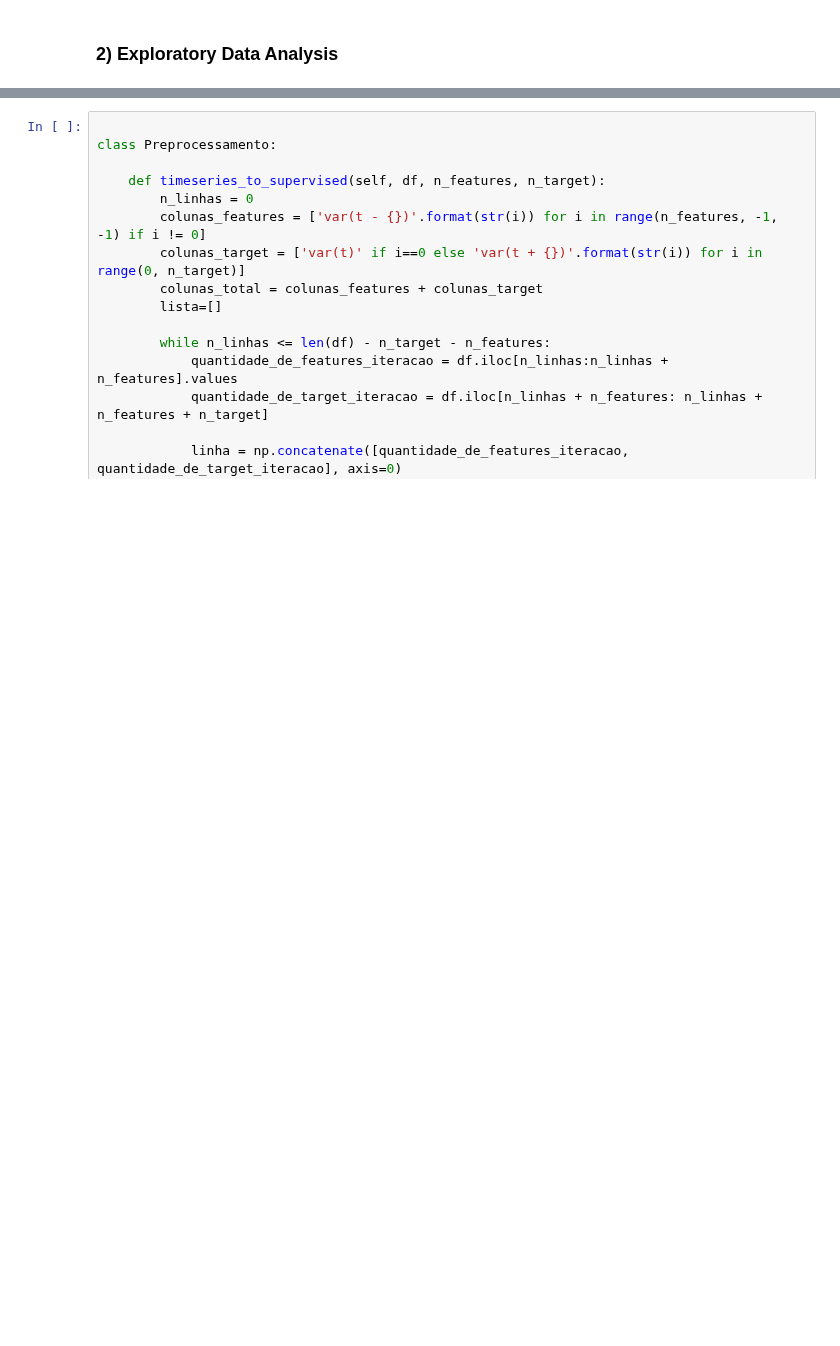
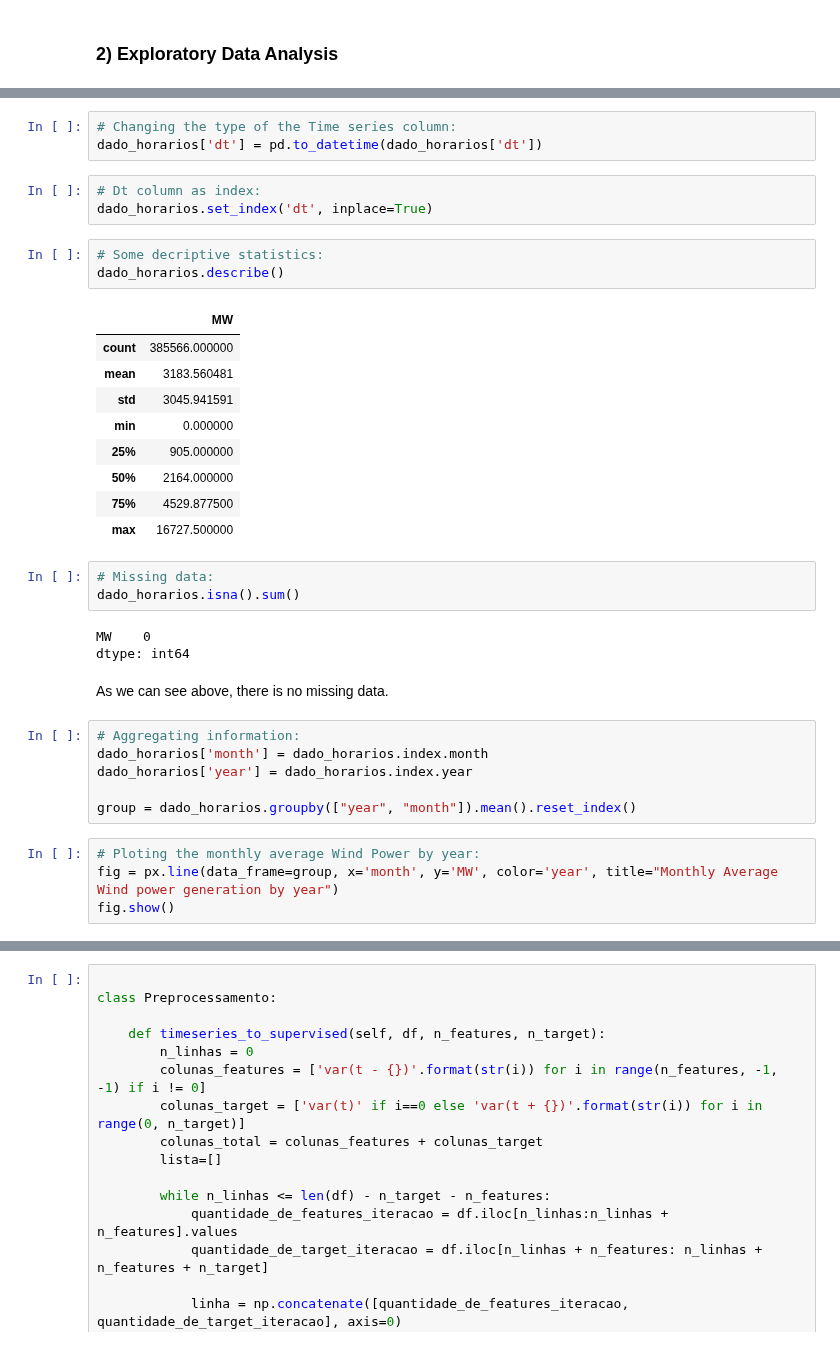
Before and after one commit to caiosoter/DS-Projects, a Jupyter notebook: Wind Power Prediciton/Wind_power_prediction.ipynb, the cells around one changed output, grey strips where cells are left out. Cells and saved outputs as stored; diff of their text form; blank space fills up the shorter version.

```diff
--- a/Wind Power Prediciton/Wind_power_prediction.ipynb
+++ b/Wind Power Prediciton/Wind_power_prediction.ipynb
@@ -52,2 +65,39 @@ dado_horarios.plot(kind='line', figsize=(12, 8),
+# %%
+# Changing the type of the Time series column:
+dado_horarios['dt'] = pd.to_datetime(dado_horarios['dt'])
+# %%
+# Dt column as index:
+dado_horarios.set_index('dt', inplace=True)
+# %%
+# Some decriptive statistics:
+dado_horarios.describe()
+# %% [output]
+|  | MW |
+| count | 385566.000000 |
+| mean | 3183.560481 |
+| std | 3045.941591 |
+| min | 0.000000 |
+| 25% | 905.000000 |
+| 50% | 2164.000000 |
+| 75% | 4529.877500 |
+| max | 16727.500000 |
+# %%
+# Missing data:
+dado_horarios.isna().sum()
+# %% [output]
+MW    0
+dtype: int64
+# %% [markdown]
+As we can see above, there is no missing data.
+# %%
+# Aggregating information:
+dado_horarios['month'] = dado_horarios.index.month
+dado_horarios['year'] = dado_horarios.index.year
+
+group = dado_horarios.groupby(["year", "month"]).mean().reset_index()
+# %%
+# Ploting the monthly average Wind Power by year:
+fig = px.line(data_frame=group, x='month', y='MW', color='year', title="Monthly Average Wind power generation by year")
+fig.show()
 # %%
 # Histograma da série temporal:
```
Also changed, not shown: parts of 6 cells of this notebook.
